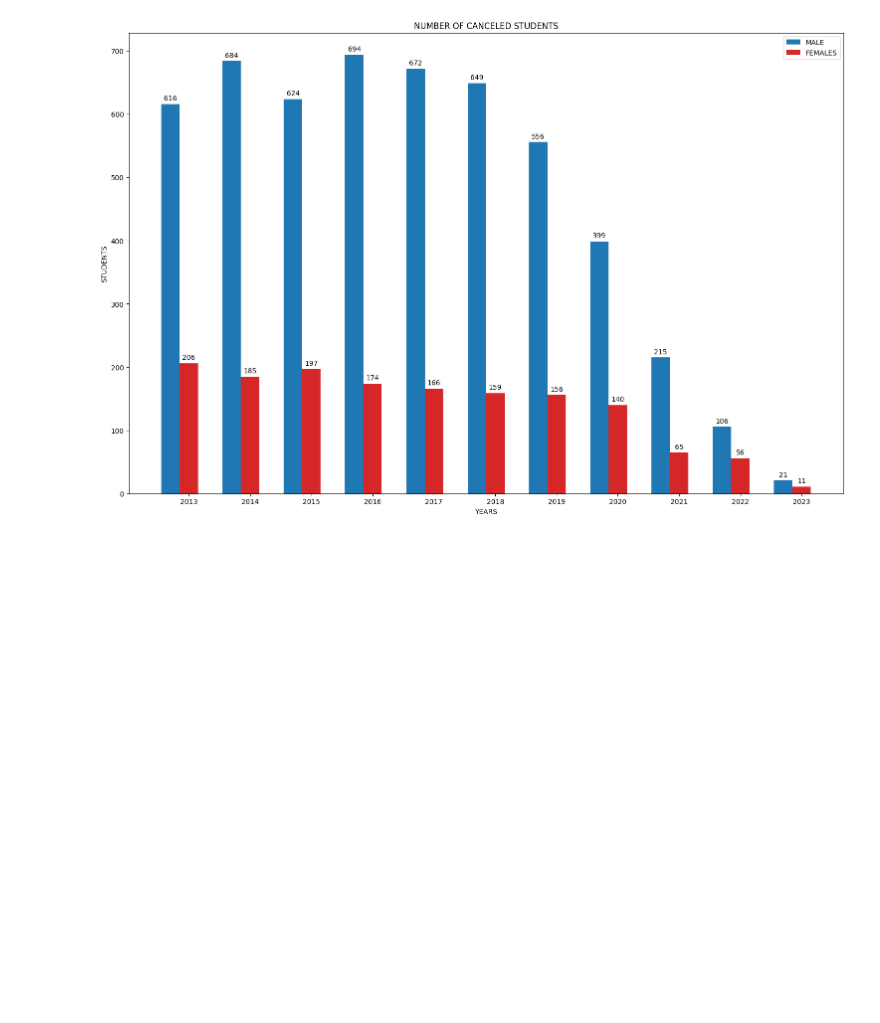
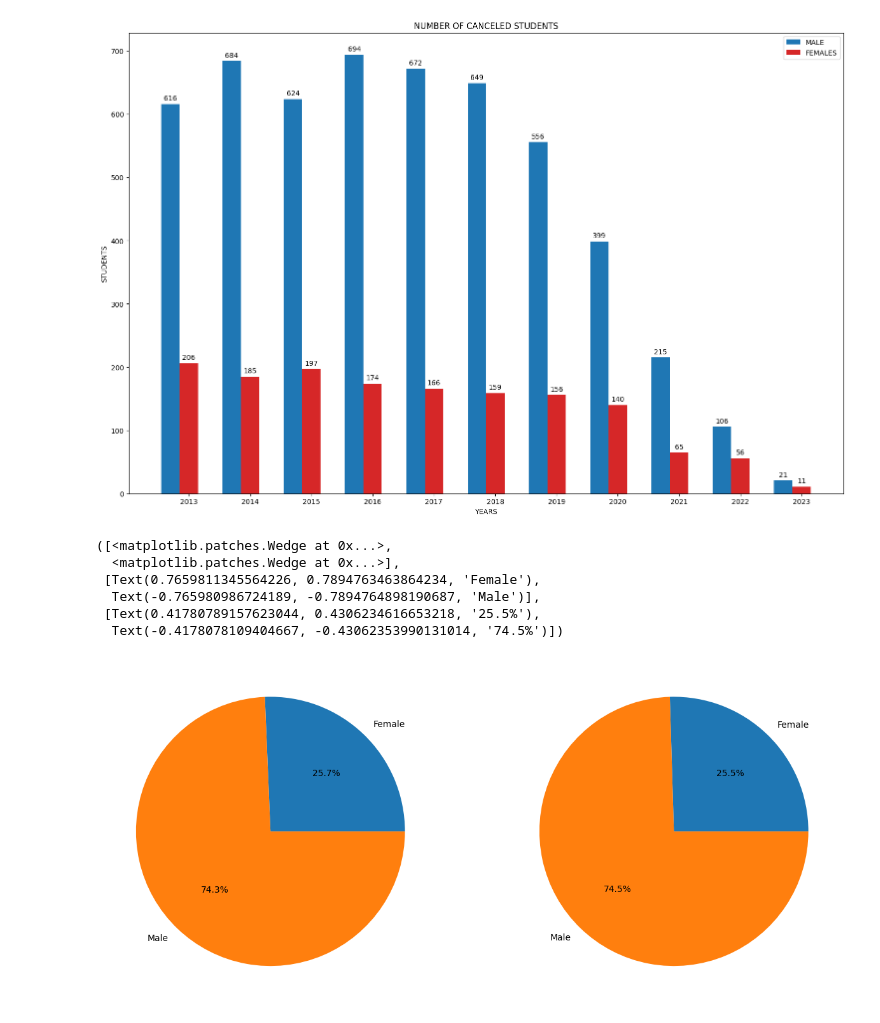
Before and after one commit to lucasaraujo1301/homework-UFRN, a Jupyter notebook: trabalho.ipynb, the cells around one changed output. Saved outputs shown, nothing was run; the diff lists cells and outputs as text; code cells hidden in the pictures; blank space fills up the shorter version.

Commit message:
feat: adding requiremens and adding fe more graphs

```diff
--- a/trabalho.ipynb
+++ b/trabalho.ipynb
@@ -386,3 +392,21 @@ ax.legend()
 # %% [output]
 <matplotlib.legend.Legend at 0x...>
 [figure]
+# %%
+fig, ax = plt.subplots(1, 2, figsize=(15, 10))
+
+female_percentage_2013 = len(female_students_2013) / len(data_ect_2013) * 100
+male_percentage_2013 = len(male_students_2013) / len(data_ect_2013) * 100
+female_percentage_2023 = len(female_students_2023) / len(data_ect_2023) * 100
+male_percentage_2023 = len(male_students_2023) / len(data_ect_2023) * 100
+
+ax[0].pie([female_percentage_2013, male_percentage_2013], labels=['Female', 'Male'], autopct='%1.1f%%')
+ax[1].pie([female_percentage_2023, male_percentage_2023], labels=['Female', 'Male'], autopct='%1.1f%%')
+# %% [output]
+([<matplotlib.patches.Wedge at 0x...>,
+  <matplotlib.patches.Wedge at 0x...>],
+ [Text(0.7659811345564226, 0.7894763463864234, 'Female'),
+  Text(-0.765980986724189, -0.7894764898190687, 'Male')],
+ [Text(0.41780789157623044, 0.4306234616653218, '25.5%'),
+  Text(-0.4178078109404667, -0.43062353990131014, '74.5%')])
+[figure, added]
```
Also changed, not shown: parts of 3 cells of this notebook, 1 other file.
